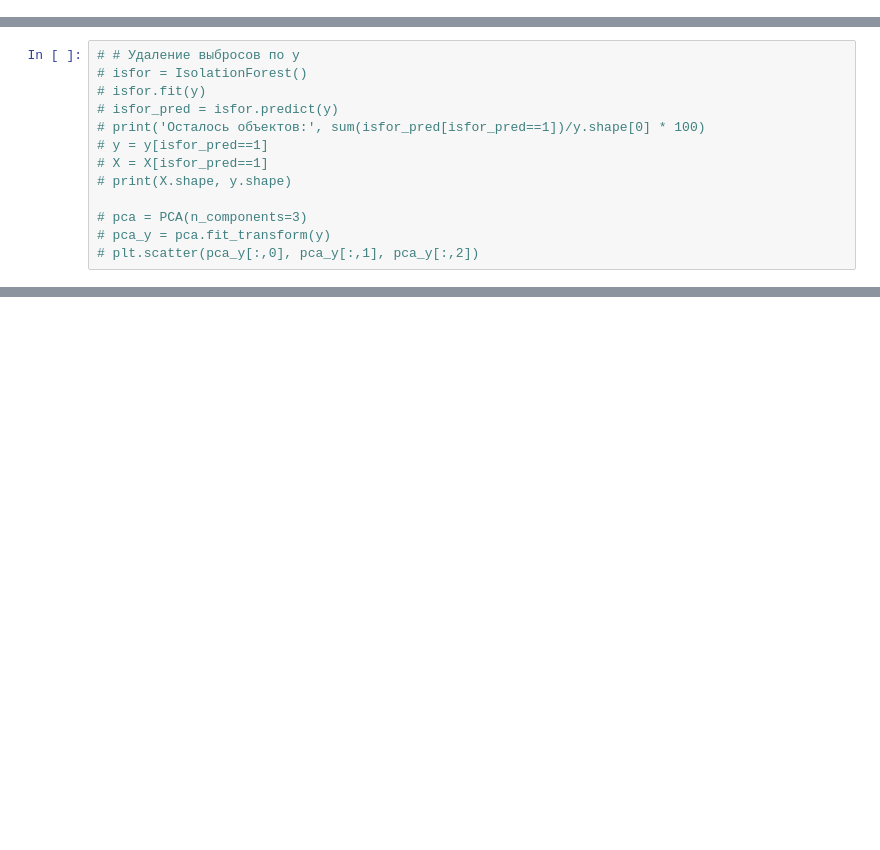
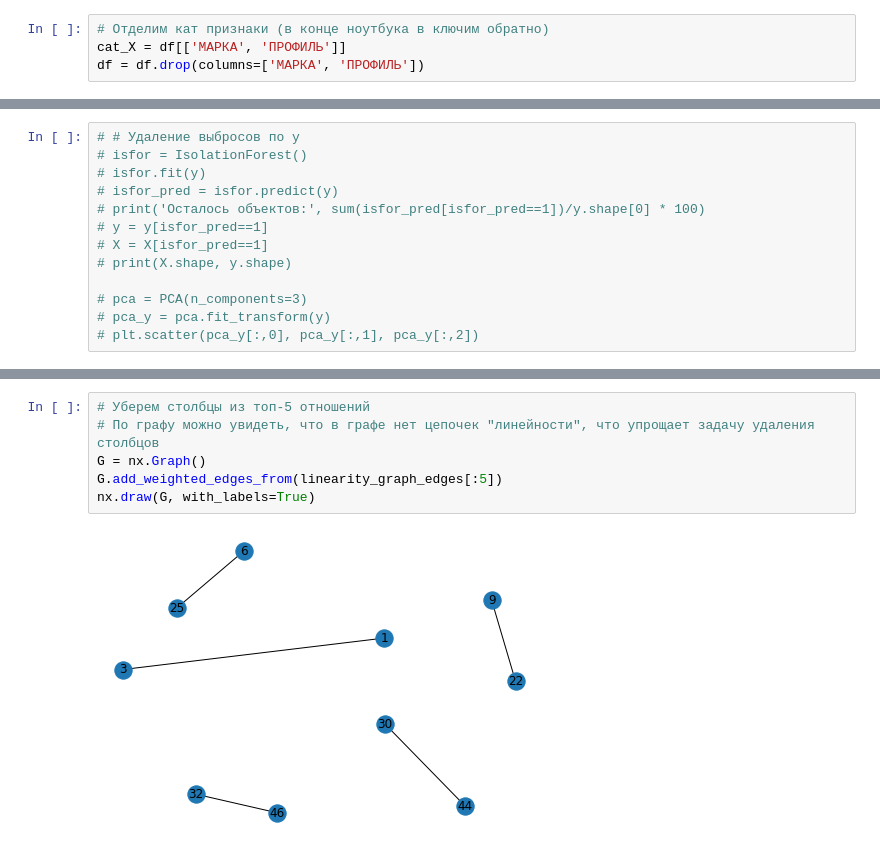
Before and after one commit to comptech-winter-school/steel-alloying, a Jupyter notebook: Zavarzin/data_processing.ipynb, the cells around one changed output, grey strips where cells are left out. Cells and saved outputs as stored; diff of their text form; blank space fills up the shorter version.

```diff
--- a/Zavarzin/data_processing.ipynb
+++ b/Zavarzin/data_processing.ipynb
@@ -81,4 +90,8 @@ t продувка 831
 (7041, 70)
+# %%
+# Отделим кат признаки (в конце ноутбука в ключим обратно)
+cat_X = df[['МАРКА', 'ПРОФИЛЬ']]
+df = df.drop(columns=['МАРКА', 'ПРОФИЛЬ'])
 # %%
 # Удаление строк с NaN > 33%
 row_indexes_to_exclude = []
@@ -194,0 +253,8 @@ axs[-1,-1].axis('off')
+# %%
+# Уберем столбцы из топ-5 отношений
+# По графу можно увидеть, что в графе нет цепочек "линейности", что упрощает задачу удаления столбцов
+G = nx.Graph()
+G.add_weighted_edges_from(linearity_graph_edges[:5])
+nx.draw(G, with_labels=True)
+# %% [output]
+[figure, added]
```
Also changed, not shown: parts of 19 cells of this notebook, 3 other files.
